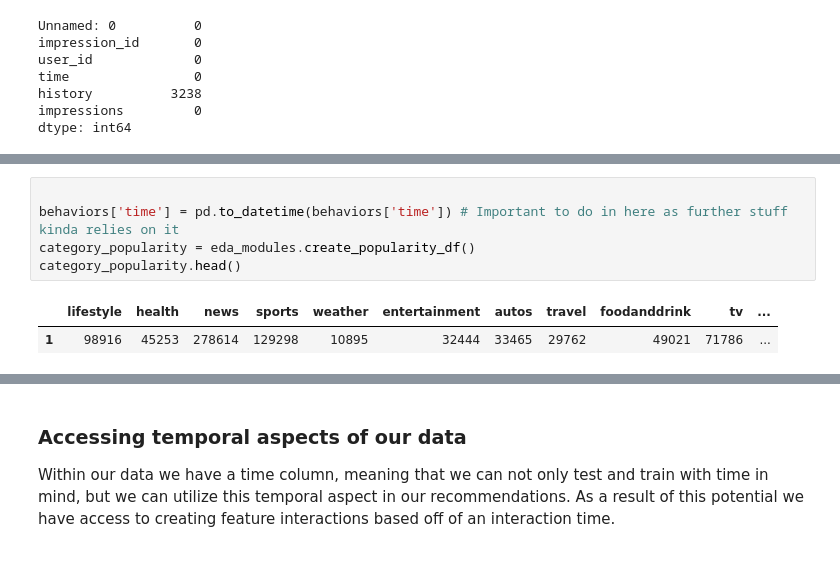
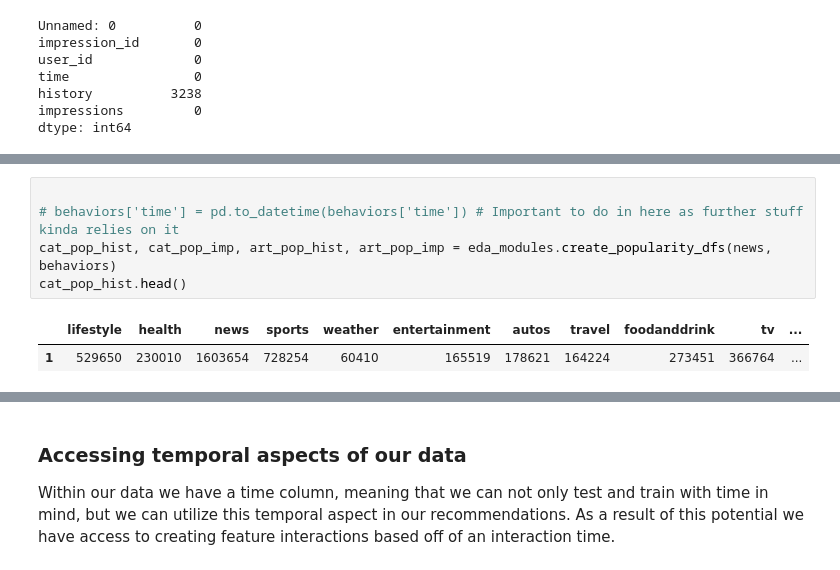
Before and after one commit to nicholas-rf/RecommenderProject, a Jupyter notebook: ExploratoryAnalysis/eda_report.ipynb, the cells around one changed output, grey strips where cells are left out. Drawn from its saved outputs; the diff is of its cells as text.

```diff
--- a/ExploratoryAnalysis/eda_report.ipynb
+++ b/ExploratoryAnalysis/eda_report.ipynb
@@ -97,8 +105,8 @@ The only column with missing values is the history column, which isn't of too mu
 # %%
 
-behaviors['time'] = pd.to_datetime(behaviors['time']) # Important to do in here as further stuff kinda relies on it
-category_popularity = eda_modules.create_popularity_df()
-category_popularity.head()
+# behaviors['time'] = pd.to_datetime(behaviors['time']) # Important to do in here as further stuff kinda relies on it
+cat_pop_hist, cat_pop_imp, art_pop_hist, art_pop_imp = eda_modules.create_popularity_dfs(news, behaviors)
+cat_pop_hist.head()
 # %% [output]
 |  | lifestyle | health | news | sports | weather | entertainment | autos | travel | foodanddrink | tv | ... |
-| 1 | 98916 | 45253 | 278614 | 129298 | 10895 | 32444 | 33465 | 29762 | 49021 | 71786 | ... |
+| 1 | 529650 | 230010 | 1603654 | 728254 | 60410 | 165519 | 178621 | 164224 | 273451 | 366764 | ... |
```
Also changed, not shown: parts of 12 cells of this notebook, 1 other file.
